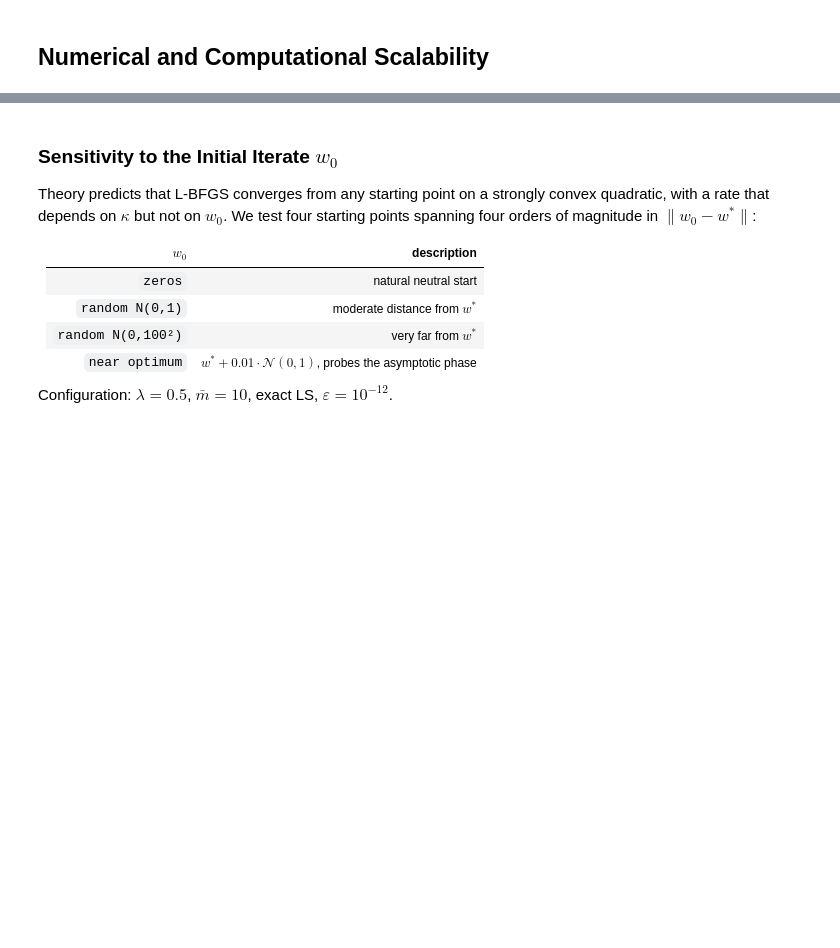
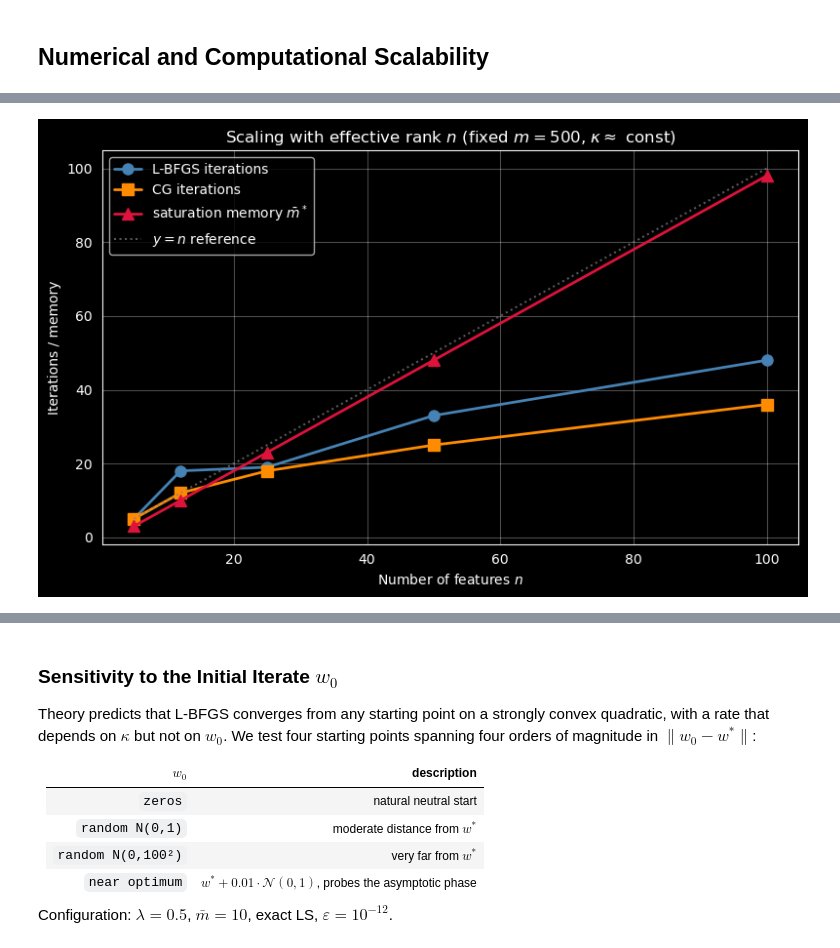
Before and after one commit to GianlucaPanzani/CM-Project-25-26, a Jupyter notebook: 02_lbfgs_experiments.ipynb, the cells around one changed output, grey strips where cells are left out. Cells and saved outputs as stored; diff of their text form; code cells hidden in the pictures; blank space fills up the shorter version.

Commit message:
add experiment about scaling with the dimensions n and m

```diff
--- a/02_lbfgs_experiments.ipynb
+++ b/02_lbfgs_experiments.ipynb
@@ -1183,24 +1097,0 @@ for m_sub in m_sizes_synth:
-# %%
-# Diagnostica: tempo TOTALE vs tempo PER ITERAZIONE sul sintetico
-# Se il tempo/iter cresce con m -> O(mn) corretto; il tempo totale puo' scendere
-# solo perche' le iterazioni diminuiscono.
-np.random.seed(0)
-print(f"{'m':>5}  {'iter':>5}  {'t_tot(ms)':>10}  {'t/iter(us)':>11}  {'t_exact(ms)':>12}")
-for m_sub in [500, 1000, 2000, 4000]:
-    X_synth = np.random.randn(m_sub, n)
-    y_synth = np.random.randn(n)
-
-    # exact baseline
-    t_exs = [solve_exact(X_synth, y_synth, lam)[2] for _ in range(11)]
-    t_exact = float(np.median(t_exs[1:]))
-
-    # L-BFGS con 10 ripetizioni
-    _, _, st = benchmark_lbfgs(
-        X_synth, y_synth, lam, n_runs=10,
-        m_history=10, tol=1e-14, line_search='exact', use_restart=True)
-
-    t_tot = st['time_median']
-    n_it  = st['n_iter']
-    t_per_iter = t_tot / max(n_it, 1)
-    print(f"  {m_sub:>5d}  {n_it:>5d}  {t_tot*1e3:>10.3f}  "
-          f"{t_per_iter*1e6:>11.2f}  {t_exact*1e3:>12.2f}")
@@ -1274,0 +1214,20 @@ Results:
+# %%
+# Plot for sweep 1: L-BFGS iterations, CG iterations and m_bar* vs n,
+# with a y = n reference line.
+fig, ax = plt.subplots(figsize=(8, 5))
+ax.plot(res_n['n'], res_n['lbfgs'], 'o-', lw=2, ms=8, color='steelblue',
+        label='L-BFGS iterations')
+ax.plot(res_n['n'], res_n['cg'], 's-', lw=2, ms=8, color='darkorange',
+        label='CG iterations')
+ax.plot(res_n['n'], res_n['mbar_star'], '^-', lw=2, ms=8, color='crimson',
+        label=r'saturation memory $\bar{m}^*$')
+ax.plot(res_n['n'], res_n['n'], ':', lw=1.5, color='gray', alpha=0.7,
+        label=r'$y = n$ reference')
+ax.set(xlabel='Number of features $n$', ylabel='Iterations / memory',
+       title=r'Scaling with effective rank $n$ (fixed $m=500$, $\kappa\approx$ const)')
+ax.legend();
+ax.grid(alpha=0.3)
+plt.tight_layout()
+plt.show()
+# %% [output]
+[figure, added]
```
Also changed, not shown: parts of 30 cells of this notebook.
